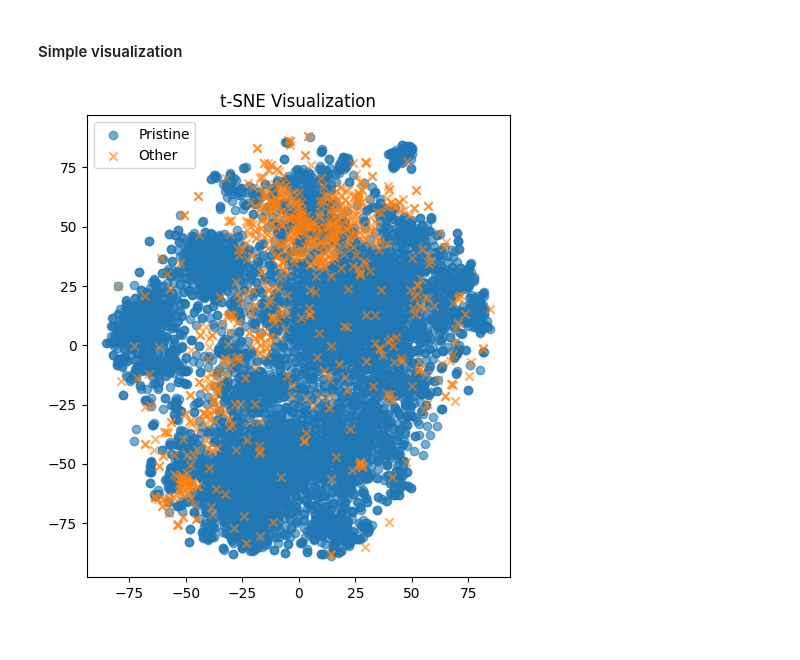
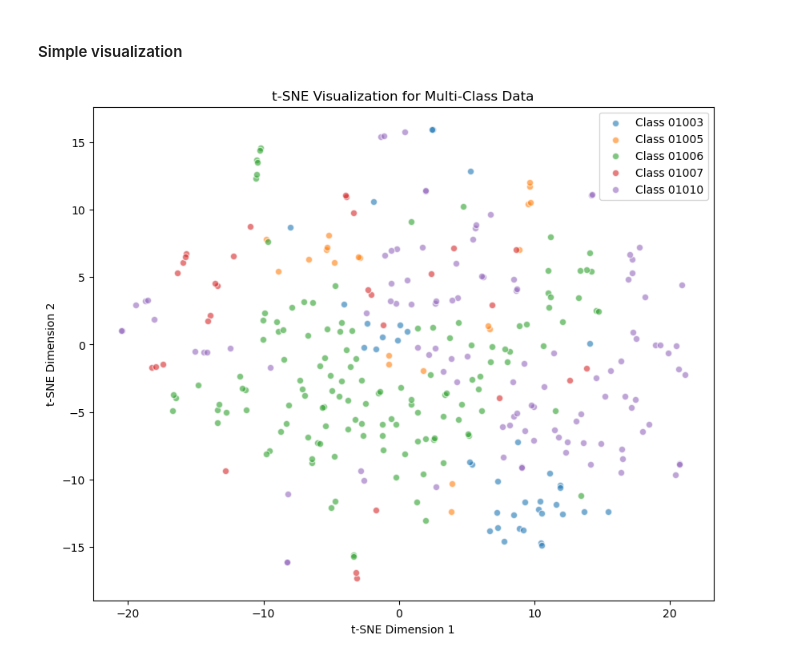
Before and after one commit to samarrik/motion_signature, a Jupyter notebook: results.ipynb, the cells around one changed output. Drawn from its saved outputs; the diff is of its cells as text; code cells hidden in the pictures.

Commit message:
Prepared all for Py-FEAT test

```diff
--- a/results.ipynb
+++ b/results.ipynb
@@ -102,8 +129,8 @@ The `NaN` values could be present in the dataset in rare cases. Due to the fact
 
 On the other hand, from a more high-level perspective, when an extractor fails to find a person on the frame, or faces other obstacles in more than **50%** of frames and these errors trickle to over **10%** of the **correlations**, this row is excluded.
 # %%
-DATAPOINTS_CNT = len(X)
-FEATURES_CNT = len(X.columns)
+DATAPOINTS_CNT = len(cors)
+FEATURES_CNT = len(cors.columns)
 CELLS_CNT = DATAPOINTS_CNT * FEATURES_CNT
 NAN_THRESHOLD_P = 0.01
 NAN_THRESHOLD_V = NAN_THRESHOLD_P * FEATURES_CNT
@@ -164,6 +191,11 @@ for value in y.unique():
 
 # Perform the split for each identity
 for identity, indices in target_dict.items():
+    if len(indices) < 25:
+        print(f"Skipping identity {identity} with {len(indices)} occurrences")
+        continue
+
+
     train_indices, test_indices = train_test_split(
         indices, test_size=0.3, random_state=42
     )
@@ -218,4 +284,4 @@ def base_model(X_train: np.ndarray, X_test: np.ndarray, y_train: np.ndarray, y_t
 # %% [markdown]
 Train the full model on the regular data.
 # %%
-base(X_train, X_test, y_train y_test)
+train_model(X_train, X_test, y_train, y_test)
@@ -222,7 +307,7 @@ base(X_train, X_test, y_train y_test)
 # %% [markdown]
 #### Simple visualization
 # %%
-pca = PCA(n_components=50)  # Increased to 50 components
+pca = PCA(n_components=60)  # Increased to 50 components
 X_pca = pca.fit_transform(X_train)
 
 # Apply t-SNE
@@ -230,34 +315,34 @@ tsne = TSNE(
     n_components=2,
     n_iter=3000,          # Increased iterations
     perplexity=40,        # Adjusted perplexity
     learning_rate=200,    # Adjusted learning rate
     random_state=42
 )
 X_tsne = tsne.fit_transform(X_pca)
 
 # Plotting the t-SNE results for multi-class labels
 plt.figure(figsize=(10, 8))
 
 # Loop through unique classes in y_train
 unique_classes = np.unique(y_train)
 for class_label in unique_classes:
     # Filter data for the current class
     class_mask = (y_train == class_label)
     plt.scatter(
         X_tsne[class_mask, 0],
         X_tsne[class_mask, 1],
         label=f"Class {class_label}",
         alpha=0.6,
         edgecolors='w'
     )
 
 plt.title('t-SNE Visualization for Multi-Class Data')
 plt.xlabel('t-SNE Dimension 1')
 plt.ylabel('t-SNE Dimension 2')
 plt.legend()
 plt.show()
 # %% [output]
-[figure, old version]
+[figure, new version]
 # %%
 # Subset of features
 # Clip length
```
Also changed, not shown: parts of 8 cells of this notebook, 7 other files.
